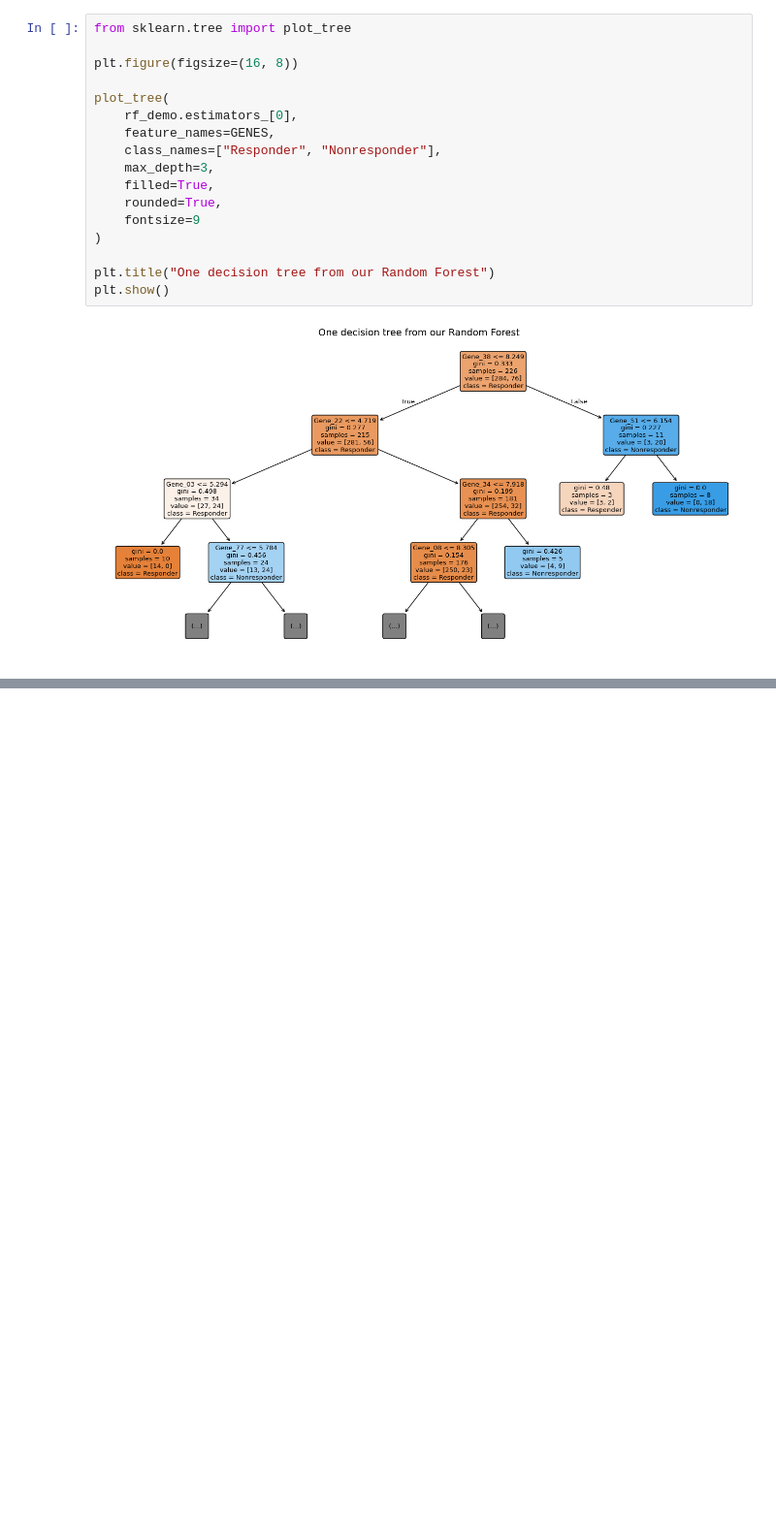
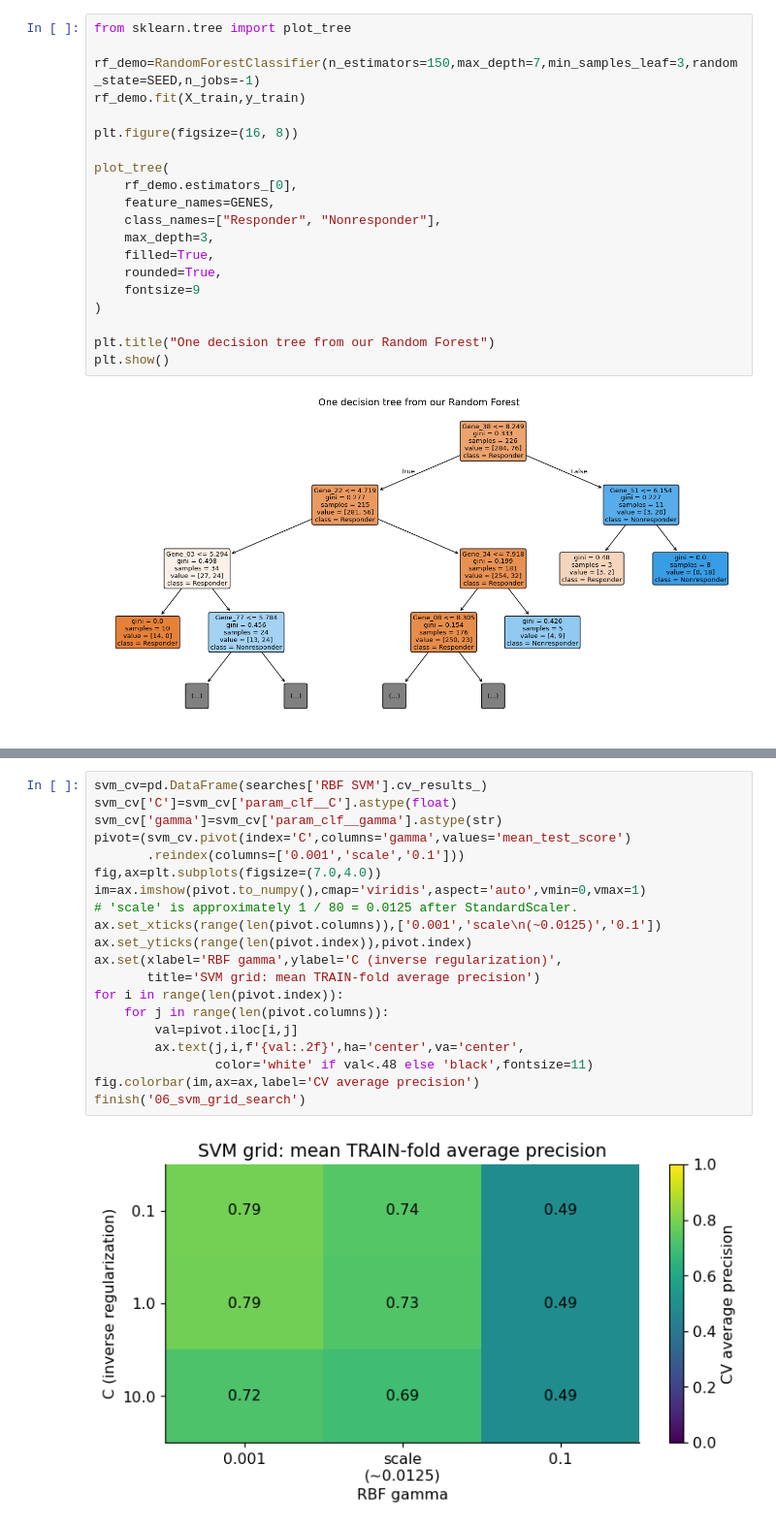
Before and after one commit to Madz2681/beginning-bioinformatics, a Jupyter notebook: Module10_Classifiers_Responder_vs_Nonresponder.ipynb, the cells around one changed output, grey strips where cells are left out. Shown at 97% size. Cells and saved outputs as stored; diff of their text form; blank space fills up the shorter version.

```diff
--- a/Module10_Classifiers_Responder_vs_Nonresponder.ipynb
+++ b/Module10_Classifiers_Responder_vs_Nonresponder.ipynb
@@ -480,6 +499,9 @@ The *impurity-based feature importance* scores (Gini index) indicate which featu
 #### Visualize the first few layers of the first tree in the Random Forest
 # %%
 from sklearn.tree import plot_tree
+
+rf_demo=RandomForestClassifier(n_estimators=150,max_depth=7,min_samples_leaf=3,random_state=SEED,n_jobs=-1)
+rf_demo.fit(X_train,y_train)
 
 plt.figure(figsize=(16, 8))
 
@@ -522,0 +615,22 @@ Random Forest validation F1: 0.432
+# %%
+svm_cv=pd.DataFrame(searches['RBF SVM'].cv_results_)
+svm_cv['C']=svm_cv['param_clf__C'].astype(float)
+svm_cv['gamma']=svm_cv['param_clf__gamma'].astype(str)
+pivot=(svm_cv.pivot(index='C',columns='gamma',values='mean_test_score')
+       .reindex(columns=['0.001','scale','0.1']))
+fig,ax=plt.subplots(figsize=(7.0,4.0))
+im=ax.imshow(pivot.to_numpy(),cmap='viridis',aspect='auto',vmin=0,vmax=1)
+# 'scale' is approximately 1 / 80 = 0.0125 after StandardScaler.
+ax.set_xticks(range(len(pivot.columns)),['0.001','scale\n(~0.0125)','0.1'])
+ax.set_yticks(range(len(pivot.index)),pivot.index)
+ax.set(xlabel='RBF gamma',ylabel='C (inverse regularization)',
+       title='SVM grid: mean TRAIN-fold average precision')
+for i in range(len(pivot.index)):
+    for j in range(len(pivot.columns)):
+        val=pivot.iloc[i,j]
+        ax.text(j,i,f'{val:.2f}',ha='center',va='center',
+                color='white' if val<.48 else 'black',fontsize=11)
+fig.colorbar(im,ax=ax,label='CV average precision')
+finish('06_svm_grid_search')
+# %% [output]
+[figure, added]
```
Also changed, not shown: parts of 26 cells of this notebook.
